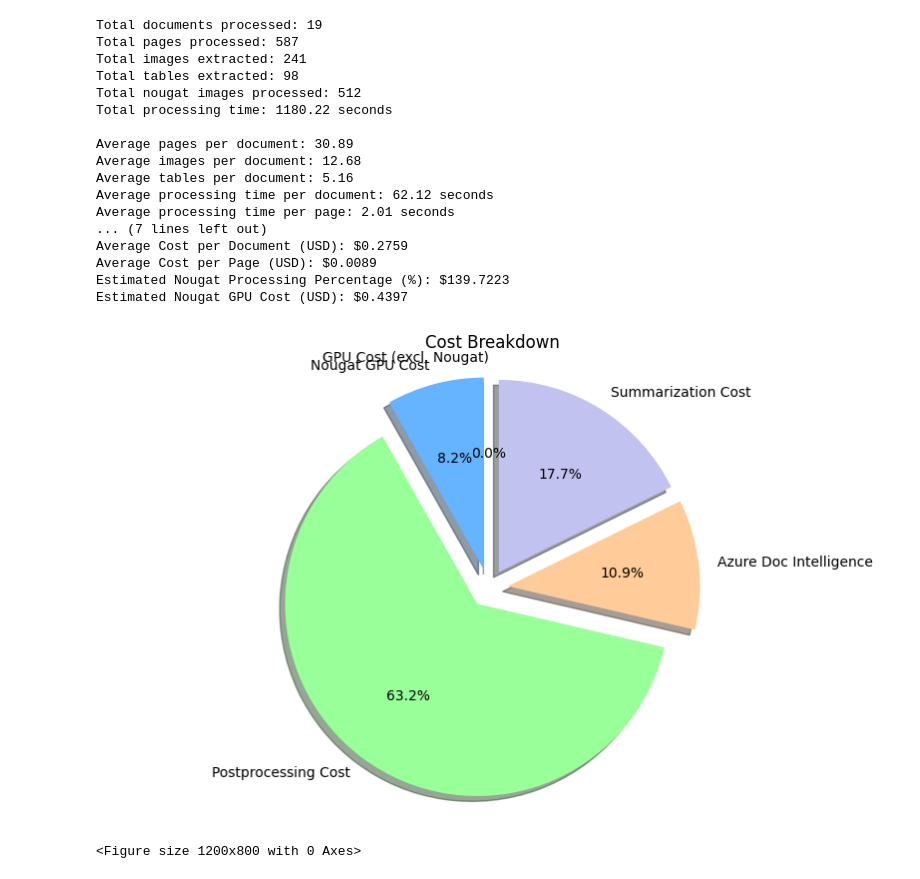
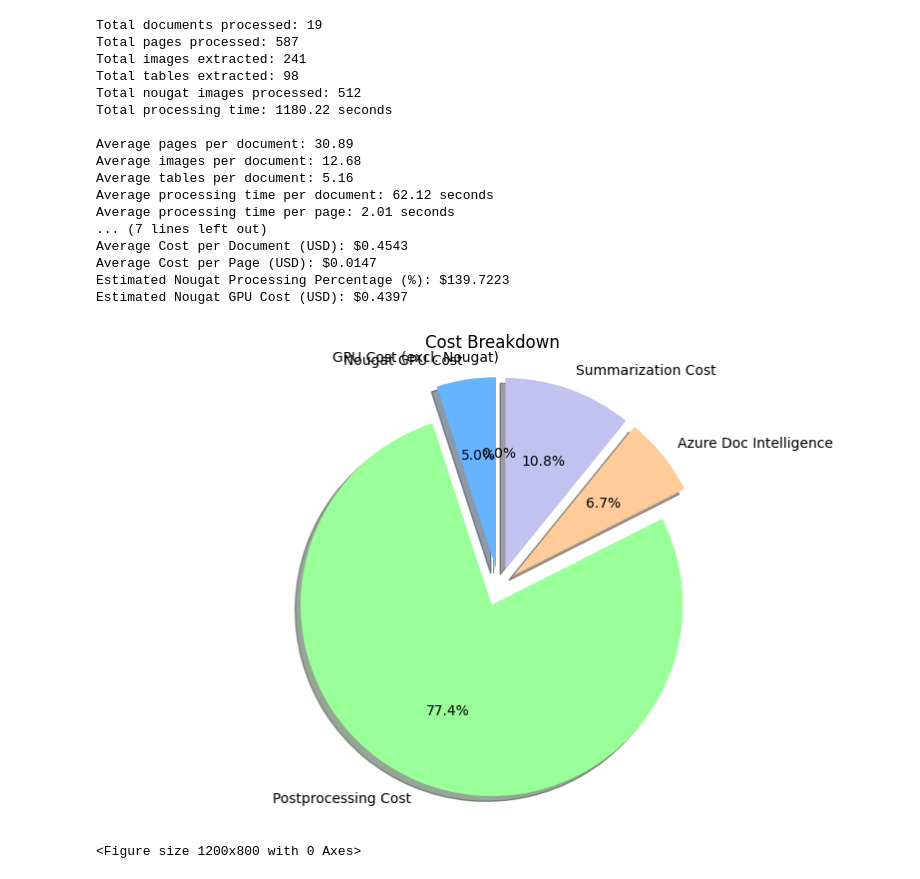
Before and after one commit to iAli61/academic-document-analyzer, a Jupyter notebook: nb/Profile_pipeline/profile-new.ipynb, the cells around one changed output. Drawn from its saved outputs; the diff is of its cells as text; code cells hidden in the pictures.

```diff
--- a/nb/Profile_pipeline/profile-new.ipynb
+++ b/nb/Profile_pipeline/profile-new.ipynb
@@ -237,35 +577,35 @@ json_path = Path('combined_report.json')
 
 # Set the cost parameters
 gpu_cost_per_hour = 0.96  # USD/hour
-postprocessing_cost_per_item = 0.01  # USD per image or table
+postprocessing_cost_per_item = 0.02  # USD per image or table
 azure_doc_intell_cost_per_page = 0.001  # USD per page
 summarization_cost_per_document = 0.05  # USD per document
 
 # Run the evaluation
 results = evaluate_pipeline_efficiency(
     json_path,
     gpu_cost_per_hour,
     postprocessing_cost_per_item,
     azure_doc_intell_cost_per_page,
     summarization_cost_per_document
 )
 # %% [output]
 Total documents processed: 19
 Total pages processed: 587
 Total images extracted: 241
 Total tables extracted: 98
 Total nougat images processed: 512
 Total processing time: 1180.22 seconds
 
 Average pages per document: 30.89
 Average images per document: 12.68
 Average tables per document: 5.16
 Average processing time per document: 62.12 seconds
 Average processing time per page: 2.01 seconds
 ... (7 lines left out)
-Average Cost per Document (USD): $0.2759
-Average Cost per Page (USD): $0.0089
+Average Cost per Document (USD): $0.4543
+Average Cost per Page (USD): $0.0147
 Estimated Nougat Processing Percentage (%): $139.7223
 Estimated Nougat GPU Cost (USD): $0.4397
-[figure, old version]
+[figure, new version]
 <Figure size 1200x800 with 0 Axes>
```
Also changed, not shown: parts of 2 cells of this notebook.
